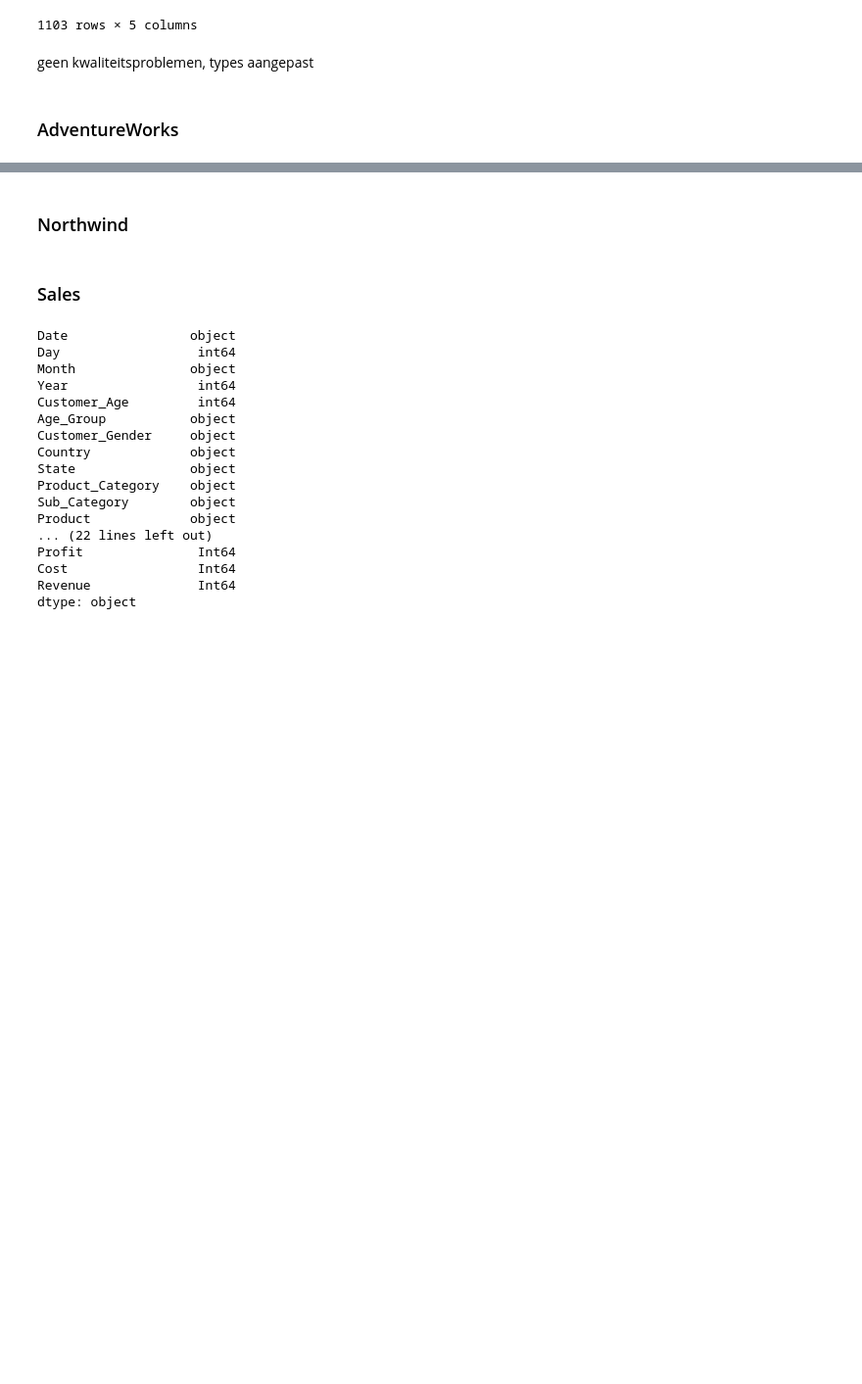
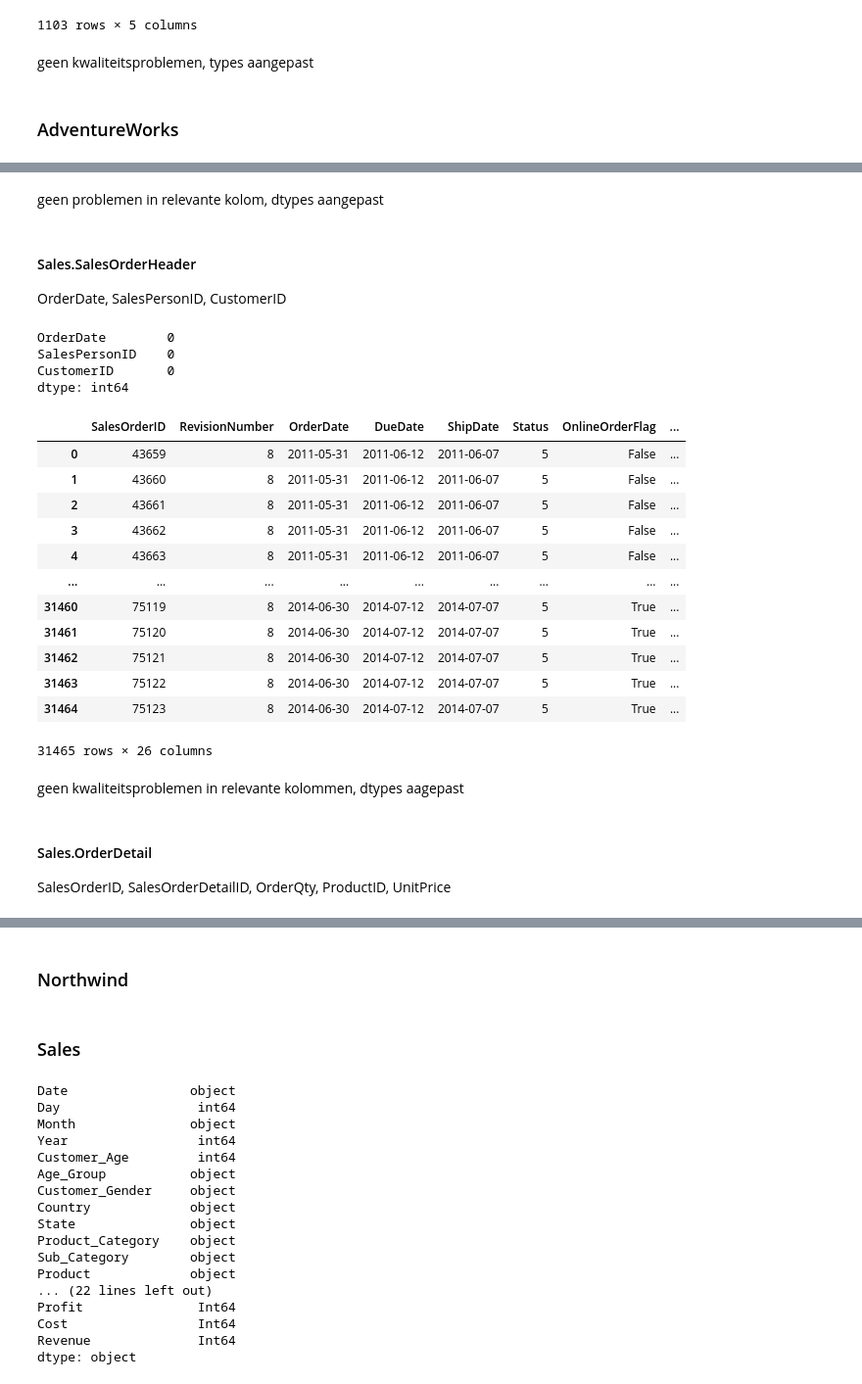
Before and after one commit to HHS-Project-Sem4/Scripts, a Jupyter notebook: DataHandling/Cleaning/Data_Cleaning.ipynb, the cells around one changed output, grey strips where cells are left out. Shown at 98% size. Saved outputs shown, nothing was run; the diff lists cells and outputs as text; code cells hidden in the pictures; blank space fills up the shorter version.

```diff
--- a/DataHandling/Cleaning/Data_Cleaning.ipynb
+++ b/DataHandling/Cleaning/Data_Cleaning.ipynb
@@ -355,0 +596,34 @@ connectionString = f"DRIVER={driver};SERVER={server};DATABASE={database};UID={us
+# %% [markdown]
+geen problemen in relevante kolom, dtypes aangepast
+# %% [markdown]
+#### Sales.SalesOrderHeader
+OrderDate, SalesPersonID, CustomerID
+# %%
+order_header = pd.read_sql("select * from Sales.SalesOrderHeader", aw_conn)
+order_header = order_header.convert_dtypes()
+order_header[['SalesPersonID']] = order_header[['SalesPersonID']].fillna(0)
+print(order_header[['OrderDate', 'SalesPersonID', 'CustomerID']].isna().sum())
+order_header
+# %% [output]
+OrderDate        0
+SalesPersonID    0
+CustomerID       0
+dtype: int64
+|  | SalesOrderID | RevisionNumber | OrderDate | DueDate | ShipDate | Status | OnlineOrderFlag | ... |
+| 0 | 43659 | 8 | 2011-05-31 | 2011-06-12 | 2011-06-07 | 5 | False | ... |
+| 1 | 43660 | 8 | 2011-05-31 | 2011-06-12 | 2011-06-07 | 5 | False | ... |
+| 2 | 43661 | 8 | 2011-05-31 | 2011-06-12 | 2011-06-07 | 5 | False | ... |
+| 3 | 43662 | 8 | 2011-05-31 | 2011-06-12 | 2011-06-07 | 5 | False | ... |
+| 4 | 43663 | 8 | 2011-05-31 | 2011-06-12 | 2011-06-07 | 5 | False | ... |
+| ... | ... | ... | ... | ... | ... | ... | ... | ... |
+| 31460 | 75119 | 8 | 2014-06-30 | 2014-07-12 | 2014-07-07 | 5 | True | ... |
+| 31461 | 75120 | 8 | 2014-06-30 | 2014-07-12 | 2014-07-07 | 5 | True | ... |
+| 31462 | 75121 | 8 | 2014-06-30 | 2014-07-12 | 2014-07-07 | 5 | True | ... |
+| 31463 | 75122 | 8 | 2014-06-30 | 2014-07-12 | 2014-07-07 | 5 | True | ... |
+| 31464 | 75123 | 8 | 2014-06-30 | 2014-07-12 | 2014-07-07 | 5 | True | ... |
+31465 rows × 26 columns
+# %% [markdown]
+geen kwaliteitsproblemen in relevante kolommen, dtypes aagepast
+# %% [markdown]
+#### Sales.OrderDetail
+SalesOrderID, SalesOrderDetailID, OrderQty, ProductID, UnitPrice
```
Also changed, not shown: parts of 37 cells of this notebook.
